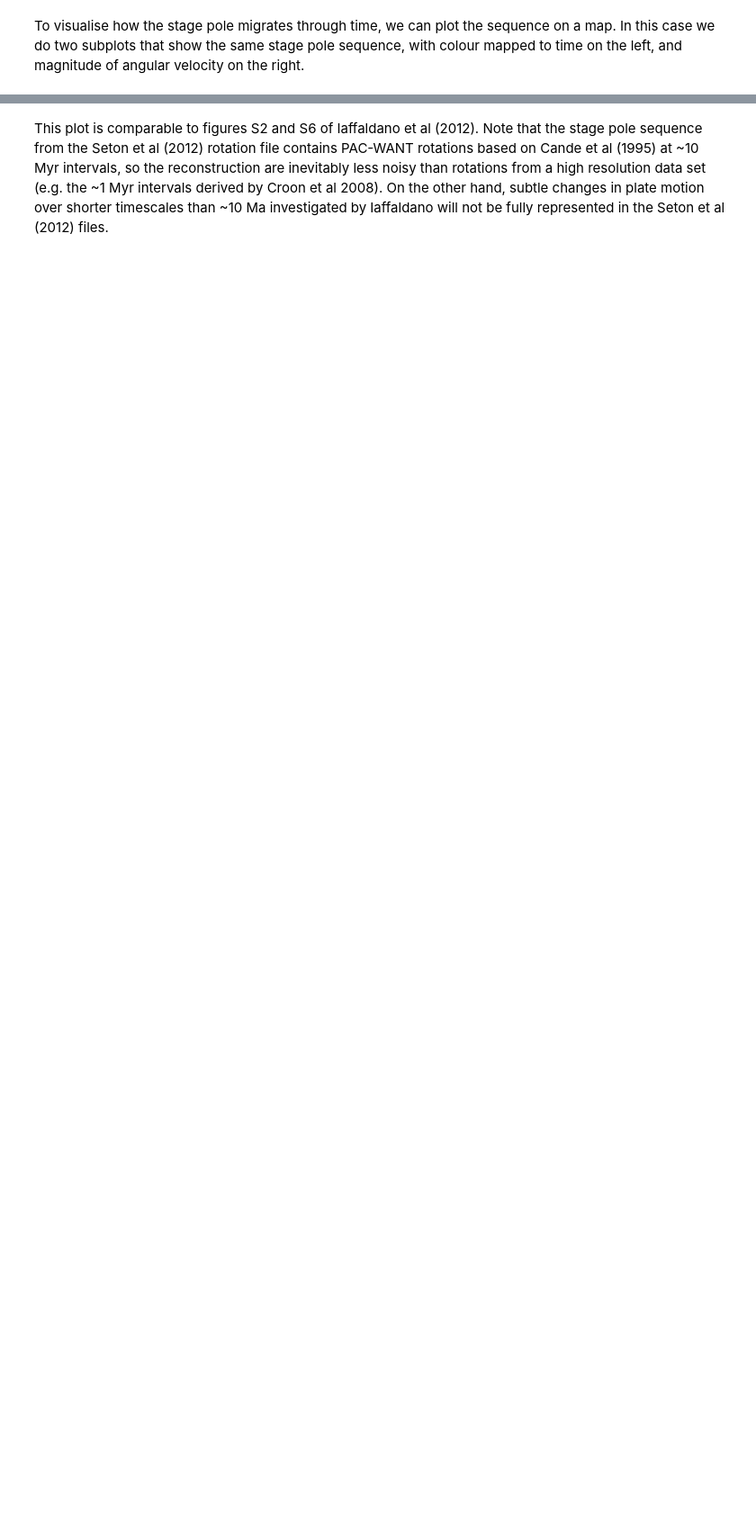
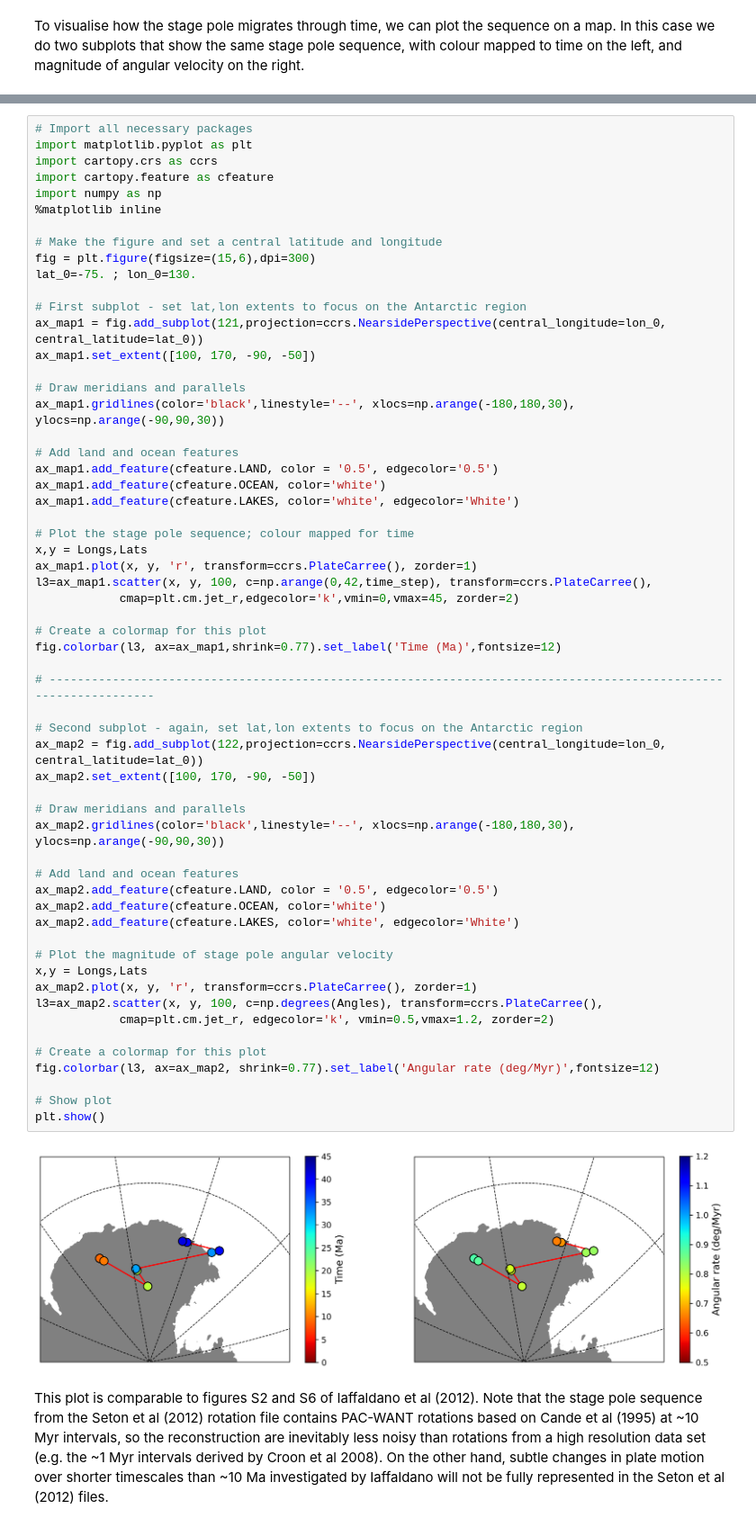
Before and after one commit to GPlates/pygplates-tutorials, a Jupyter notebook: notebooks/pygplates-Working-with-Rotation-Poles.ipynb, the cells around one changed output, grey strips where cells are left out. Shown at 90% size. Cells and saved outputs as stored; diff of their text form; blank space fills up the shorter version.

Commit message:
swapped basemap for cartopy in pygplates-Working-with-Rotation-Poles

```diff
--- a/notebooks/pygplates-Working-with-Rotation-Poles.ipynb
+++ b/notebooks/pygplates-Working-with-Rotation-Poles.ipynb
@@ -172,2 +121,62 @@ plt.show()
+# %%
+# Import all necessary packages
+import matplotlib.pyplot as plt
+import cartopy.crs as ccrs
+import cartopy.feature as cfeature
+import numpy as np
+%matplotlib inline
+
+# Make the figure and set a central latitude and longitude
+fig = plt.figure(figsize=(15,6),dpi=300)
+lat_0=-75. ; lon_0=130.
+
+# First subplot - set lat,lon extents to focus on the Antarctic region
+ax_map1 = fig.add_subplot(121,projection=ccrs.NearsidePerspective(central_longitude=lon_0, central_latitude=lat_0))
+ax_map1.set_extent([100, 170, -90, -50])
+
+# Draw meridians and parallels
+ax_map1.gridlines(color='black',linestyle='--', xlocs=np.arange(-180,180,30), ylocs=np.arange(-90,90,30))
+
+# Add land and ocean features
+ax_map1.add_feature(cfeature.LAND, color = '0.5', edgecolor='0.5')
+ax_map1.add_feature(cfeature.OCEAN, color='white')
+ax_map1.add_feature(cfeature.LAKES, color='white', edgecolor='White')
+
+# Plot the stage pole sequence; colour mapped for time
+x,y = Longs,Lats
+ax_map1.plot(x, y, 'r', transform=ccrs.PlateCarree(), zorder=1)
+l3=ax_map1.scatter(x, y, 100, c=np.arange(0,42,time_step), transform=ccrs.PlateCarree(),
+            cmap=plt.cm.jet_r,edgecolor='k',vmin=0,vmax=45, zorder=2)
+
+# Create a colormap for this plot
+fig.colorbar(l3, ax=ax_map1,shrink=0.77).set_label('Time (Ma)',fontsize=12)
+
+# -----------------------------------------------------------------------------------------------------------------
+
+# Second subplot - again, set lat,lon extents to focus on the Antarctic region
+ax_map2 = fig.add_subplot(122,projection=ccrs.NearsidePerspective(central_longitude=lon_0, central_latitude=lat_0))
+ax_map2.set_extent([100, 170, -90, -50])
+
+# Draw meridians and parallels
+ax_map2.gridlines(color='black',linestyle='--', xlocs=np.arange(-180,180,30), ylocs=np.arange(-90,90,30))
+
+# Add land and ocean features
+ax_map2.add_feature(cfeature.LAND, color = '0.5', edgecolor='0.5')
+ax_map2.add_feature(cfeature.OCEAN, color='white')
+ax_map2.add_feature(cfeature.LAKES, color='white', edgecolor='White')
+
+# Plot the magnitude of stage pole angular velocity
+x,y = Longs,Lats
+ax_map2.plot(x, y, 'r', transform=ccrs.PlateCarree(), zorder=1)
+l3=ax_map2.scatter(x, y, 100, c=np.degrees(Angles), transform=ccrs.PlateCarree(),
+            cmap=plt.cm.jet_r, edgecolor='k', vmin=0.5,vmax=1.2, zorder=2)
+
+# Create a colormap for this plot
+fig.colorbar(l3, ax=ax_map2, shrink=0.77).set_label('Angular rate (deg/Myr)',fontsize=12)
+
+# Show plot
+plt.show()
+# %% [output]
+[figure, added]
 # %% [markdown]
 This plot is comparable to figures S2 and S6 of Iaffaldano et al (2012). Note that the stage pole sequence from the Seton et al (2012) rotation file contains PAC-WANT rotations based on Cande et al (1995) at ~10 Myr intervals, so the reconstruction are inevitably less noisy than rotations from a high resolution data set (e.g. the ~1 Myr intervals derived by Croon et al 2008). On the other hand, subtle changes in plate motion over shorter timescales than ~10 Ma investigated by Iaffaldano will not be fully represented in the Seton et al (2012) files.
```
Also changed, not shown: parts of 1 cell of this notebook.
